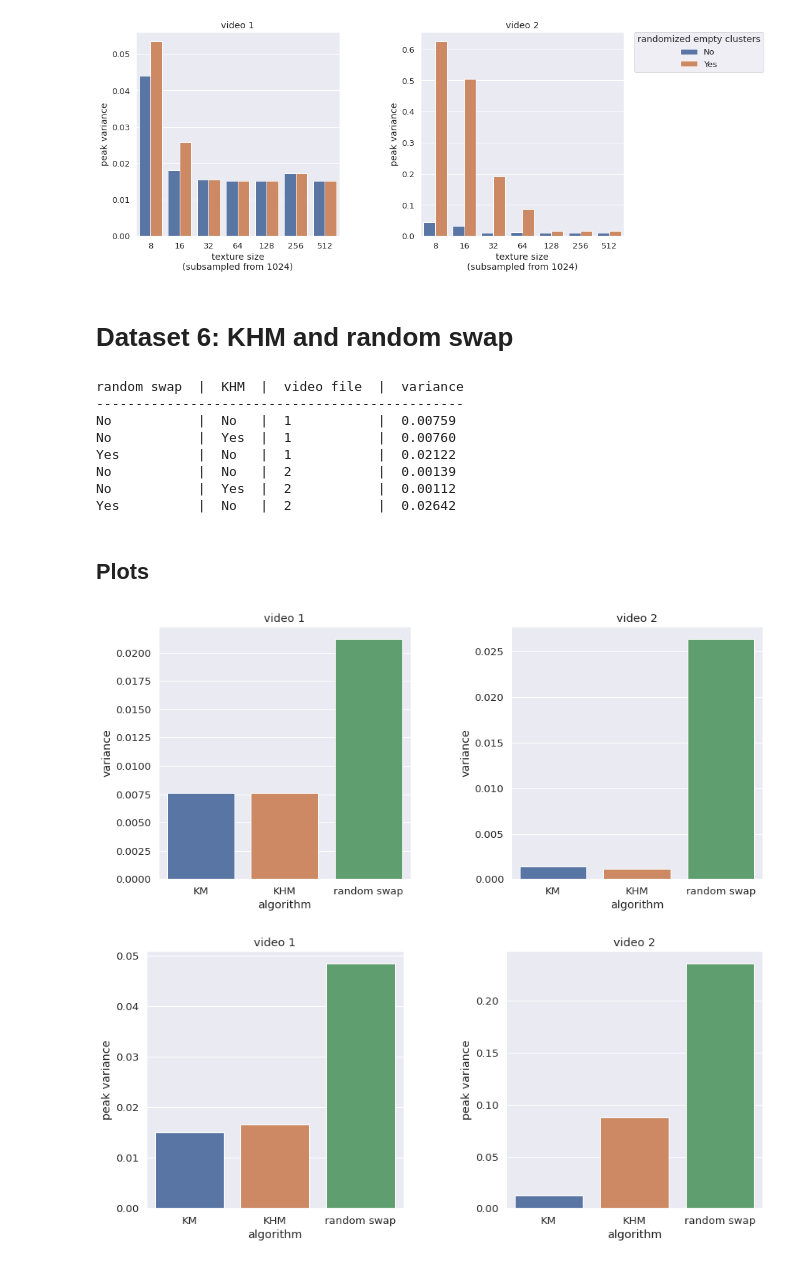
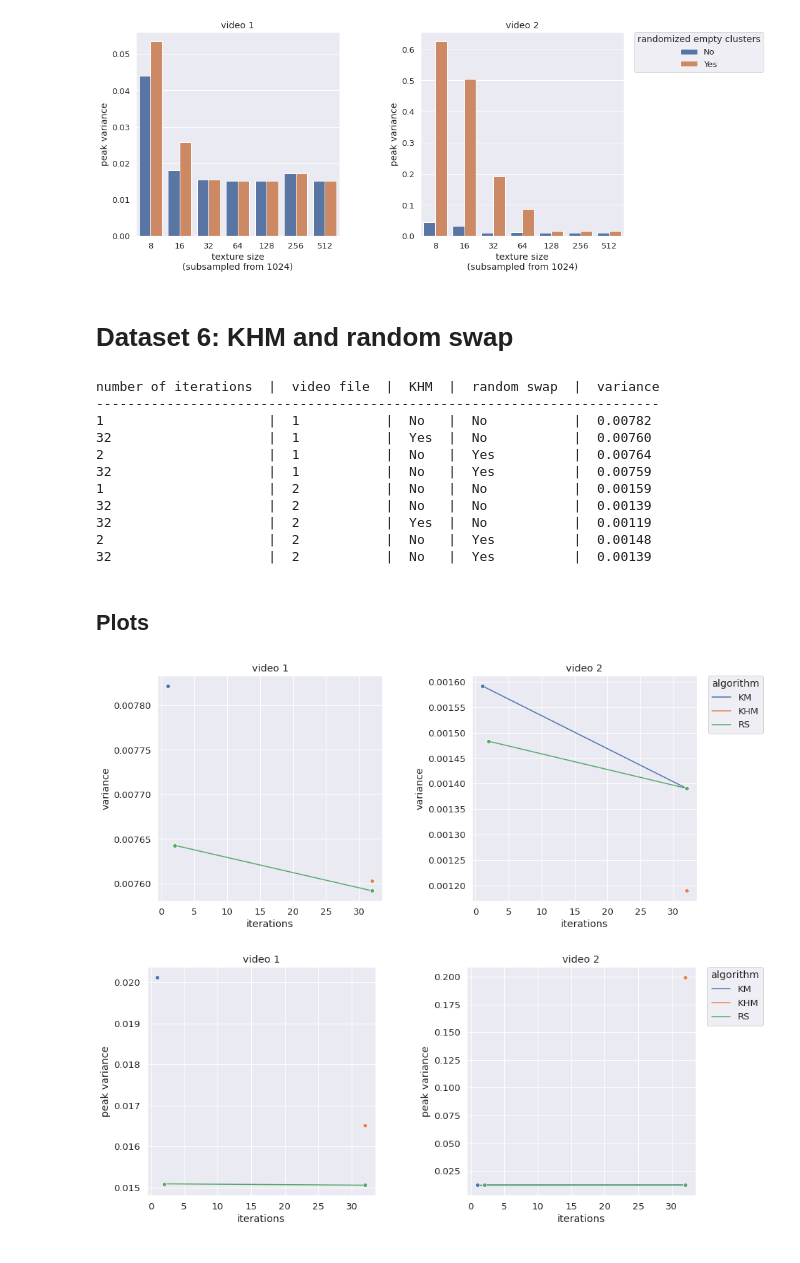
Before and after one commit to KosRud/Material-Clustering-Benchmark, a Jupyter notebook: Jupyter/Charts.ipynb, the cells around one changed output. Cells and saved outputs as stored; diff of their text form; code cells hidden in the pictures.

Commit message:
fixed random swap, implemented proper convergence charts for KHM, RS, KS

```diff
--- a/Jupyter/Charts.ipynb
+++ b/Jupyter/Charts.ipynb
@@ -1192,20 +1192,24 @@ M6 = sorted(
         int(measurement["settings"]["video file"]),
         measurement["settings"]["random swap"],
         measurement["settings"]["KHM"],
+        measurement["settings"]["number of iterations"],
     )
 )
 
 show_measurements_table(M6)
 # %% [output]
 # Dataset 6: KHM and random swap
-random swap  |  KHM  |  video file  |  variance
------------------------------------------------
-No           |  No   |  1           |  0.00759
-No           |  Yes  |  1           |  0.00760
-Yes          |  No   |  1           |  0.02122
-No           |  No   |  2           |  0.00139
-No           |  Yes  |  2           |  0.00112
-Yes          |  No   |  2           |  0.02642
+number of iterations  |  video file  |  KHM  |  random swap  |  variance
+------------------------------------------------------------------------
+1                     |  1           |  No   |  No           |  0.00782
+32                    |  1           |  Yes  |  No           |  0.00760
+2                     |  1           |  No   |  Yes          |  0.00764
+32                    |  1           |  No   |  Yes          |  0.00759
+1                     |  2           |  No   |  No           |  0.00159
+32                    |  2           |  No   |  No           |  0.00139
+32                    |  2           |  Yes  |  No           |  0.00119
+2                     |  2           |  No   |  Yes          |  0.00148
+32                    |  2           |  No   |  Yes          |  0.00139
 # %%
 display(Markdown("## Plots"))
 
@@ -1216,16 +1220,17 @@ def modes_plot():
                 (
                     "KHM" if  measurement['settings']['KHM'] == "Yes"
                         else
-                            "random swap" if measurement['settings']['random swap'] == "Yes"
+                            "RS" if measurement['settings']['random swap'] == "Yes"
                         else
                             "KM",
                     measurement['total variance'],
                     measurement['peak variance'],
+                    int(measurement['settings']['number of iterations']),
                 )
                     for measurement in measurements
                         if measurement['settings']["video file"] == video_name
             ],
-            columns=["mode", "total variance", "peak variance"]
+            columns=["mode", "total variance", "peak variance", "number of iterations"]
         )
 
     data = {
@@ -1236,27 +1241,40 @@ def modes_plot():
     def variance_plot():
         _, axes = plt.subplots(1, 2)
 
-        g = sb.barplot(
-            x=data["video 1"]["mode"],
+        g = sb.lineplot(
+            x=data["video 1"]["number of iterations"],
             y=data["video 1"]["total variance"],
+            hue=data["video 1"]["mode"],
             ax=axes[0],
             ci=None,
+            marker='o',
         )
 
         axes[0].set_ylabel("variance")
-        axes[0].set_xlabel("algorithm")
+        axes[0].set_xlabel("iterations")
         axes[0].set_title("video 1")
 
-        g = sb.barplot(
-            x=data["video 2"]["mode"],
+        g.legend().remove()
+
+        g = sb.lineplot(
+            x=data["video 2"]["number of iterations"],
             y=data["video 2"]["total variance"],
+            hue=data["video 2"]["mode"],
             ax=axes[1],
             ci=None,
+            marker='o',
         )
 
         axes[1].set_ylabel("variance")
-        axes[1].set_xlabel("algorithm")
+        axes[1].set_xlabel("iterations")
         axes[1].set_title("video 2")
+
+        g.legend(
+            bbox_to_anchor=(1.05, 1),
+            loc='upper left',
+            borderaxespad=0,
+            title="algorithm"
+        )
 
         plt.subplots_adjust(
             wspace=0.4,
@@ -1267,39 +1285,52 @@ def modes_plot():
     def peak_variance_plot():
         _, axes = plt.subplots(1, 2)
 
-        g = sb.barplot(
-            x=data["video 1"]["mode"],
+        g = sb.lineplot(
+            x=data["video 1"]["number of iterations"],
             y=data["video 1"]["peak variance"],
             ax=axes[0],
+            hue=data["video 1"]["mode"],
             ci=None,
+            marker='o',
         )
 
         axes[0].set_ylabel("peak variance")
-        axes[0].set_xlabel("algorithm")
+        axes[0].set_xlabel("iterations")
         axes[0].set_title("video 1")
 
-        g = sb.barplot(
-            x=data["video 2"]["mode"],
+        g.legend().remove()
+
+        g = sb.lineplot(
+            x=data["video 2"]["number of iterations"],
             y=data["video 2"]["peak variance"],
             ax=axes[1],
+            hue=data["video 2"]["mode"],
             ci=None,
+            marker='o',
         )
 
         axes[1].set_ylabel("peak variance")
-        axes[1].set_xlabel("algorithm")
+        axes[1].set_xlabel("iterations")
         axes[1].set_title("video 2")
 
         plt.subplots_adjust(
             wspace=0.4,
+        )
+
+        g.legend(
+            bbox_to_anchor=(1.05, 1),
+            loc='upper left',
+            borderaxespad=0,
+            title="algorithm"
         )
 
         plt.show()
 
     variance_plot()
     peak_variance_plot()
 
 modes_plot()
 # %% [output]
 ## Plots
-[figure, old version]
+[figure, new version]
-[figure, old version]
+[figure, new version]
```
Also changed, not shown: parts of 5 cells of this notebook, 15 other files.
